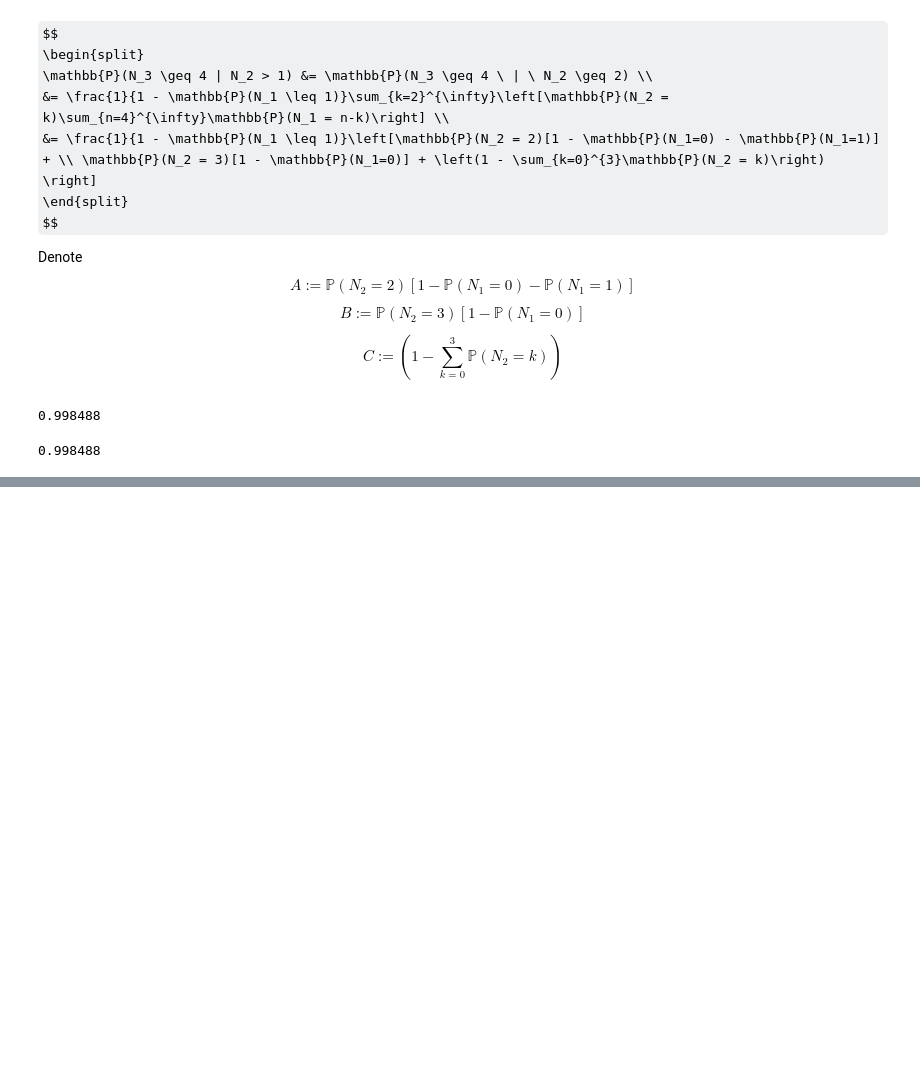
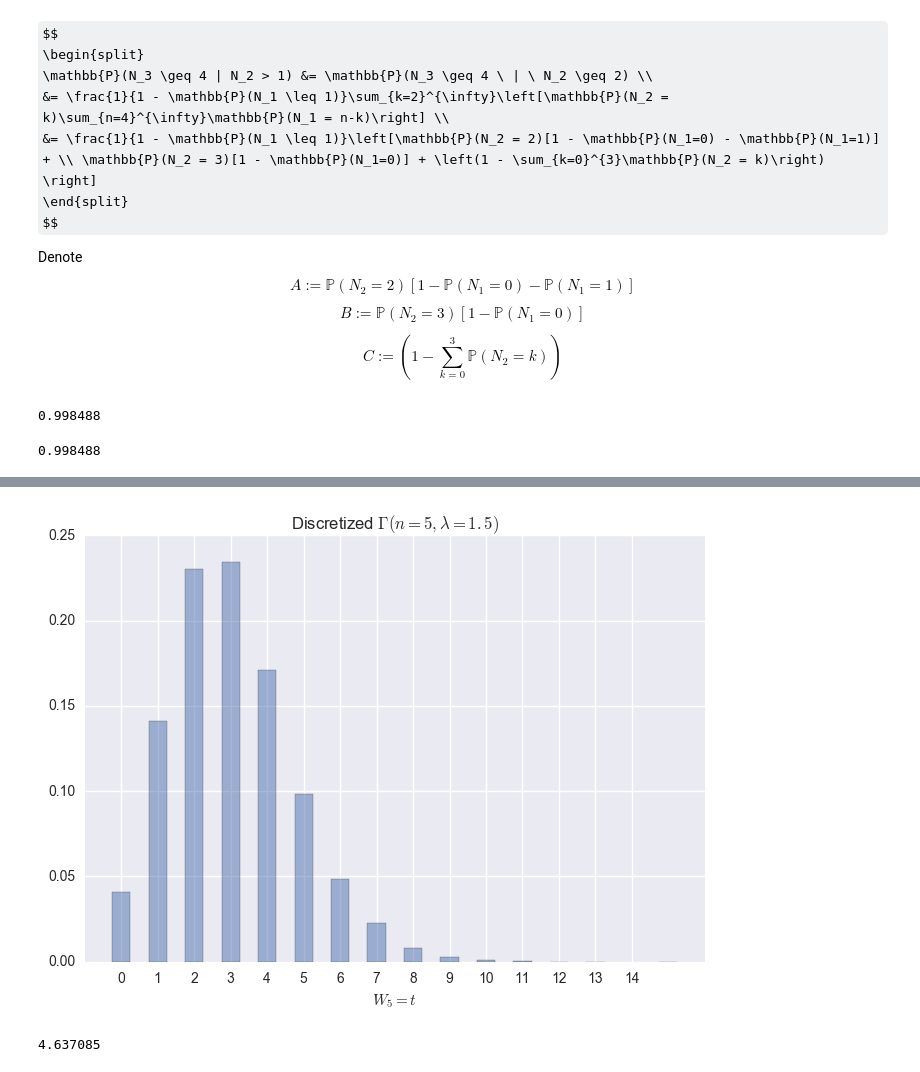
Before and after one commit to gerdm/UMA, a Jupyter notebook: stochastic_processes/notebooks/Hausaufgabe3.ipynb, the cells around one changed output, grey strips where cells are left out. Cells and saved outputs as stored; diff of their text form; code cells hidden in the pictures; some formulas as TeX source; blank space fills up the shorter version.

```diff
--- a/stochastic_processes/notebooks/Hausaufgabe3.ipynb
+++ b/stochastic_processes/notebooks/Hausaufgabe3.ipynb
@@ -93,0 +173,10 @@ f3_ans_num / f3_ans_den
+# %%
+W5_freq = pd.value_counts(W5, normalize=True).sort_index()
+plt.bar(W5_freq.index, W5_freq.values, alpha=0.5, width=0.5, align="center")
+plt.title(r"Discretized $\Gamma(n=5,\lambda=1.5)$")
+plt.xlim(min(W5_freq.index)-1, max(W5_freq.index)+1)
+plt.xticks(range(0,int(max(W5_freq.index)),1))
+plt.xlabel(r"$W_5 = t$")
+plt.show()
+# %% [output]
+[figure, added]
@@ -93,0 +192,4 @@ f3_ans_num / f3_ans_den
+# %%
+[t*poi]
+# %% [output]
+4.637085
```
Also changed, not shown: parts of 9 cells of this notebook.
